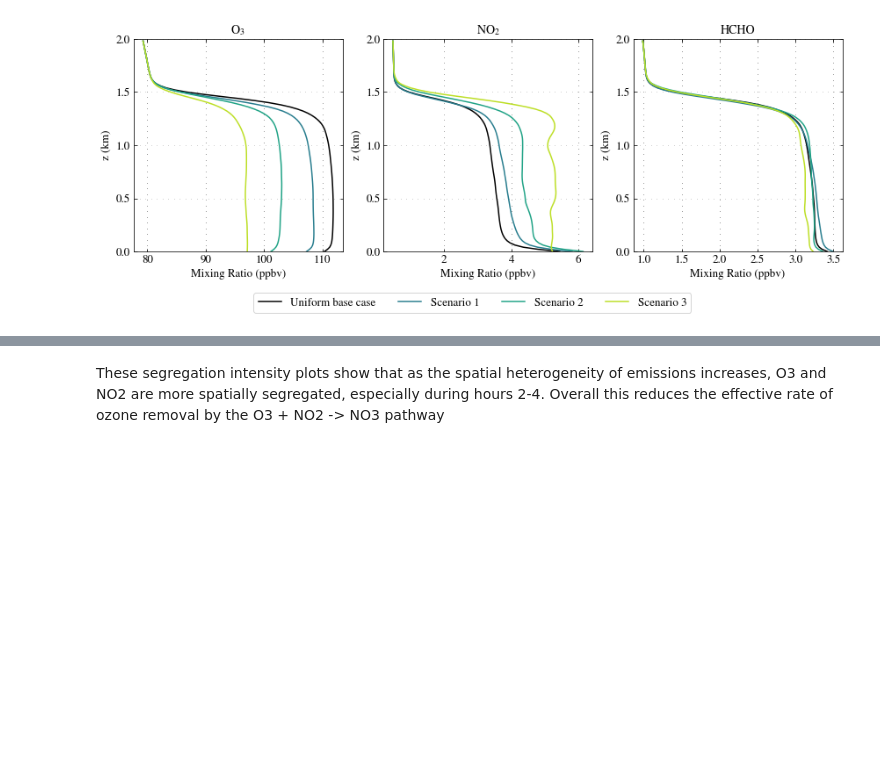
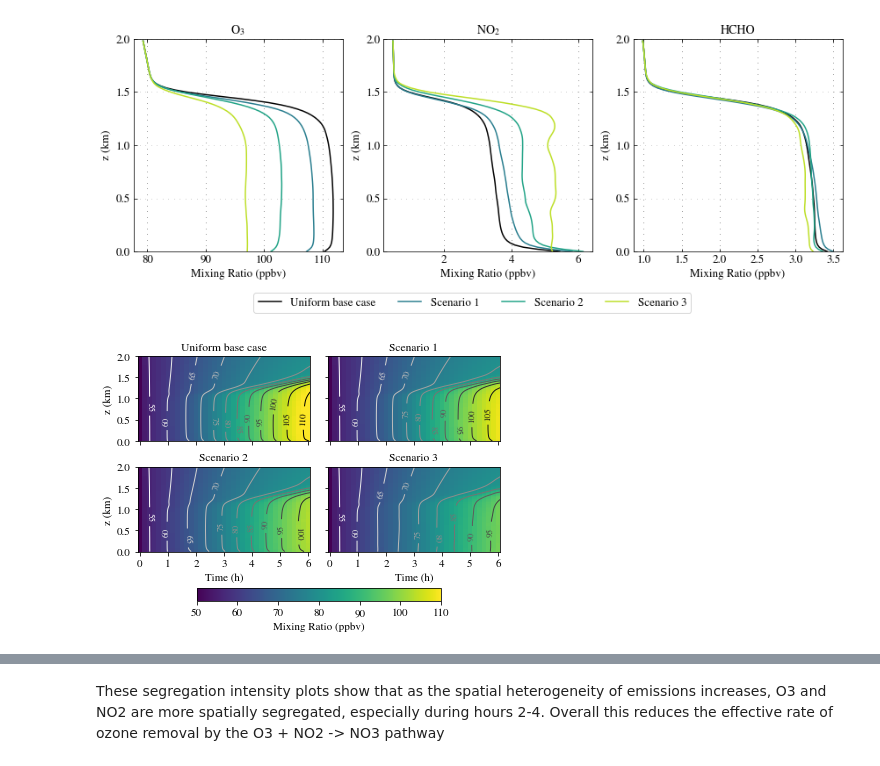
Before and after one commit to samfrederick/WRF-PartMC-LES, a Jupyter notebook: analysis/10km-analysis/gas-phase-analysis.ipynb, the cells around one changed output, grey strips where cells are left out. Saved outputs shown, nothing was run; the diff lists cells and outputs as text; code cells hidden in the pictures; blank space fills up the shorter version.

```diff
--- a/analysis/10km-analysis/gas-phase-analysis.ipynb
+++ b/analysis/10km-analysis/gas-phase-analysis.ipynb
@@ -207,5 +207,13 @@ plotScenariosVarsVerticalProfile(scenarios=['uniform-basecase', 'fx1fy0', 'road-
                                  general_scenario_label=True, use_standard_scenario_colors=True, savefig=True)
 # %% [output]
 [figure]
+# %%
+plotFourPanelZT(scenarios=['uniform-basecase', 'fx1fy0', 'road-10x', 'point-source-1x1'], variable='o3', vmin=50, vmax=110,
+       xtick_delta_t=1, xtick_units='h', title='', plot_contours=True,  n_contours=12, contour_min=55, contour_max=110,
+       contour_label_fontsize=9, smooth_contours=True, contour_smoothing_sigma=.7, contour_linewidth=1,
+       savefig=True
+       )
+# %% [output]
+[figure, added]
 # %%
 plotZT(scenario='uniform-basecase', variable='o3', vmin=50, vmax=110, lognorm=False,
```
Also changed, not shown: parts of 13 cells of this notebook.
